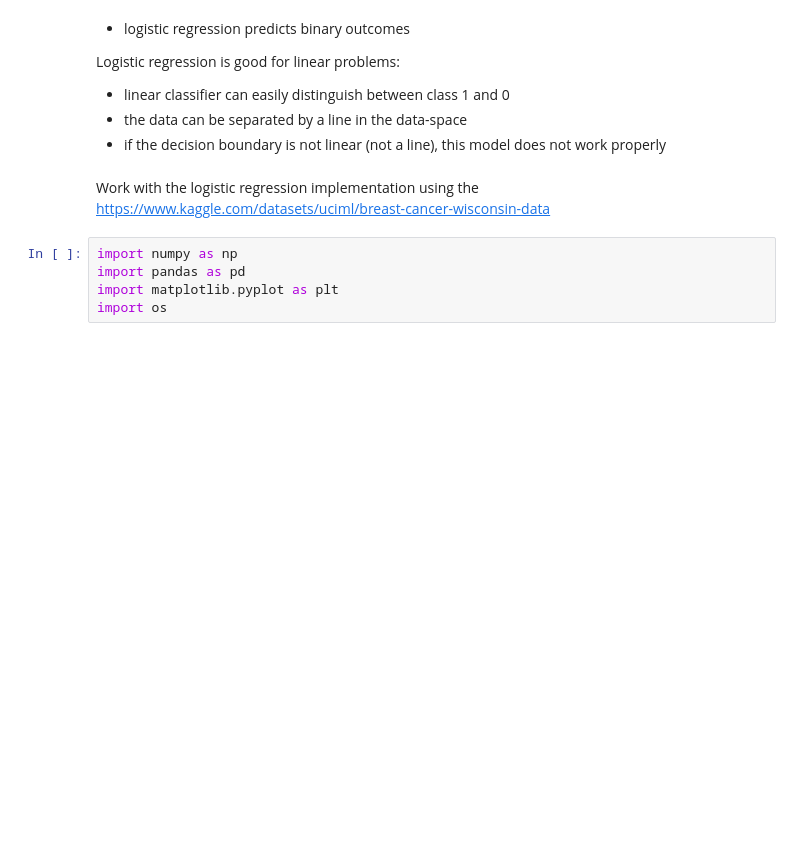
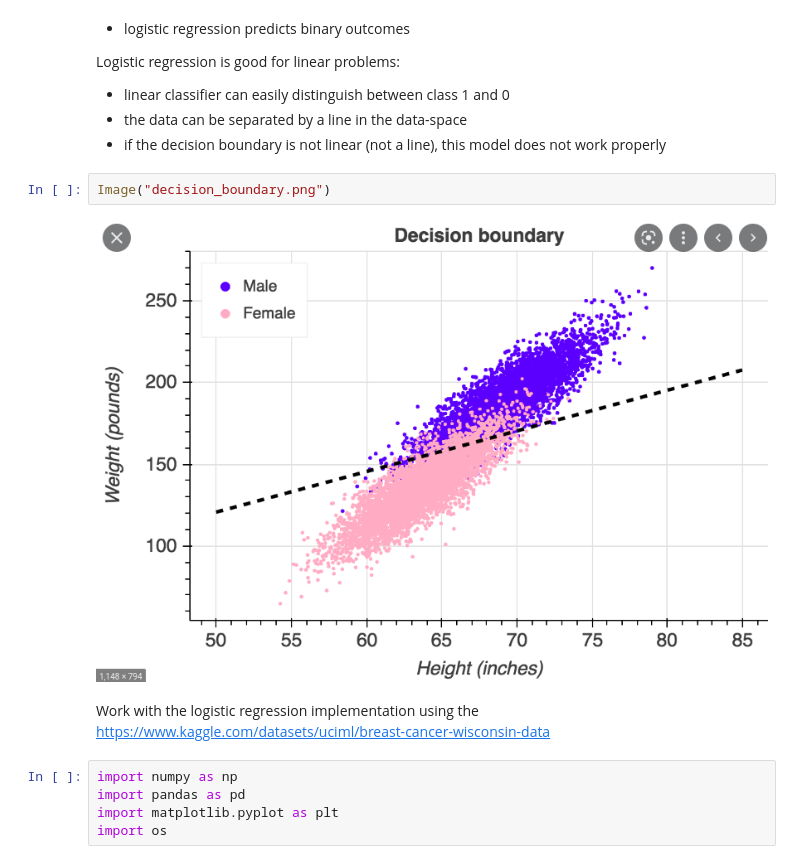
Before and after one commit to biagzi/data_science, a Jupyter notebook: intro_ml_duke/logistic_regression/logistic_regression.ipynb, the cells around one changed output. Saved outputs shown, nothing was run; the diff lists cells and outputs as text; blank space fills up the shorter version.

```diff
--- a/intro_ml_duke/logistic_regression/logistic_regression.ipynb
+++ b/intro_ml_duke/logistic_regression/logistic_regression.ipynb
@@ -7,6 +12,10 @@ Logistic regression is good for linear problems:
 - linear classifier can easily distinguish between class 1 and 0
 - the data can be separated by a line in the data-space
 - if the decision boundary is not linear (not a line), this model does not work properly
+# %%
+Image("decision_boundary.png")
+# %% [output]
+[figure, added]
 # %% [markdown]
 Work with the logistic regression implementation using the https://www.kaggle.com/datasets/uciml/breast-cancer-wisconsin-data
 # %%
```
Also changed, not shown: parts of 1 cell of this notebook, 7 other files.
